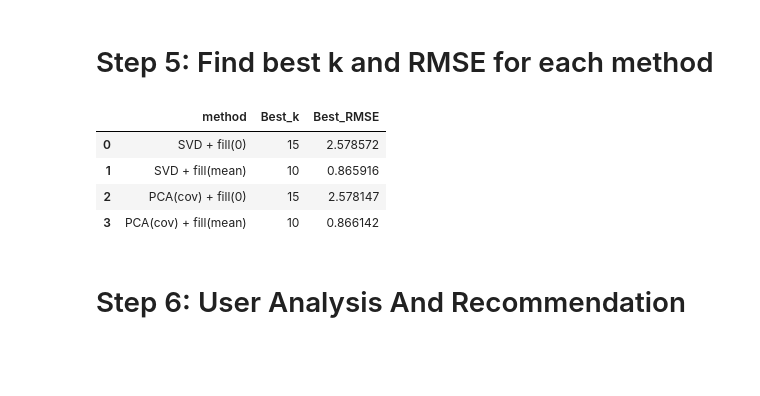
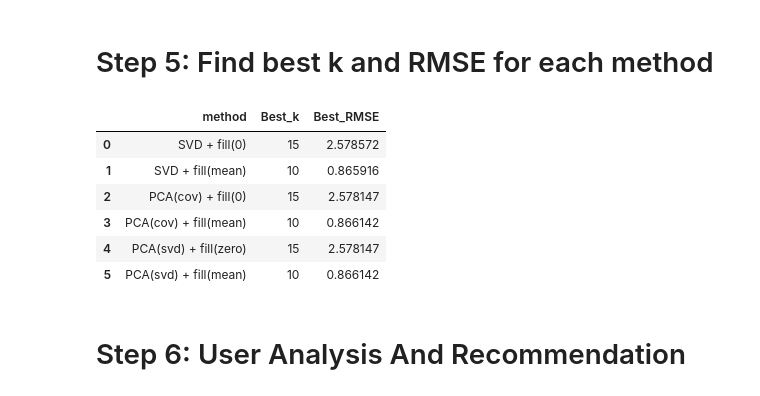
Before and after one commit to pouriaSameti/Mathematics-For-Data-Science, a Jupyter notebook: Project 2/code.ipynb, the cells around one changed output. Cells and saved outputs as stored; diff of their text form; code cells hidden in the pictures; blank space fills up the shorter version.

```diff
--- a/Project 2/code.ipynb
+++ b/Project 2/code.ipynb
@@ -355,33 +372,49 @@ idx = np.argmin(svd_fill_zero)
 best_svd_zero_k = k_values[idx]
 best_svd_zero_rmse = svd_fill_zero[idx]
 result.append({'method': 'SVD + fill(0)', 'Best_k': best_svd_zero_k, 'Best_RMSE': best_svd_zero_rmse})
 
 # the best k for SVD with mean filling
 idx = np.argmin(svd_fill_mean)
 best_svd_mean_k = k_values[idx]
 best_svd_mean_rmse = svd_fill_mean[idx]
 result.append({'method': 'SVD + fill(mean)', 'Best_k': best_svd_mean_k, 'Best_RMSE': best_svd_mean_rmse})
 
 # the best k for PCA (Cov mode) with zero filling
 idx = np.argmin(pca_cov_zero)
 best_pca_zero_k = k_values[idx]
 best_pca_zero_rmse = pca_cov_zero[idx]
 result.append({'method': 'PCA(cov) + fill(0)', 'Best_k': best_pca_zero_k, 'Best_RMSE': best_pca_zero_rmse})
 
 # the best k for PCA (Cov mode) with mean filling
 idx = np.argmin(pca_cov_mean)
 best_pca_mean_k = k_values[idx]
 best_pca_mean_rmse = pca_cov_mean[idx]
 result.append({'method': 'PCA(cov) + fill(mean)', 'Best_k': best_pca_mean_k, 'Best_RMSE': best_pca_mean_rmse})
 
+
+# the best k for PCA (SVD mode) with zero filling
+idx = np.argmin(pca_svd_zero)
+best_pca_svd_zero_k = k_values[idx]
+best_pca_svd_zero_rmse = pca_svd_zero[idx]
+result.append({'method': 'PCA(svd) + fill(zero)', 'Best_k': best_pca_svd_zero_k, 'Best_RMSE': best_pca_svd_zero_rmse})
+
+
+# the best k for PCA (SVD mode) with mean filling
+idx = np.argmin(pca_svd_mean)
+best_pca_svd_mean_k = k_values[idx]
+best_pca_svd_mean_rmse = pca_svd_mean[idx]
+result.append({'method': 'PCA(svd) + fill(mean)', 'Best_k': best_pca_svd_mean_k, 'Best_RMSE': best_pca_svd_mean_rmse})
+
 result = pd.DataFrame(result)
 result
 # %% [output]
 |  | method | Best_k | Best_RMSE |
 | 0 | SVD + fill(0) | 15 | 2.578572 |
 | 1 | SVD + fill(mean) | 10 | 0.865916 |
 | 2 | PCA(cov) + fill(0) | 15 | 2.578147 |
 | 3 | PCA(cov) + fill(mean) | 10 | 0.866142 |
+| 4 | PCA(svd) + fill(zero) | 15 | 2.578147 |
+| 5 | PCA(svd) + fill(mean) | 10 | 0.866142 |
 # %% [markdown]
 # Step 6: User Analysis And Recommendation
 # %% [markdown]
```
Also changed, not shown: parts of 7 cells of this notebook.
